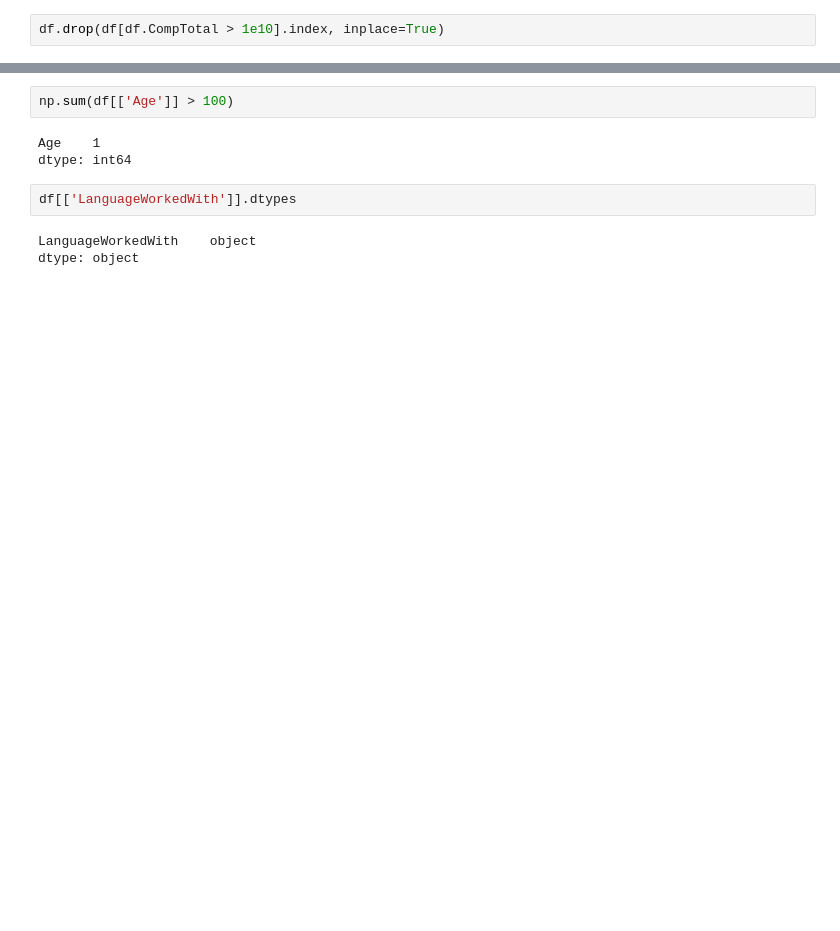
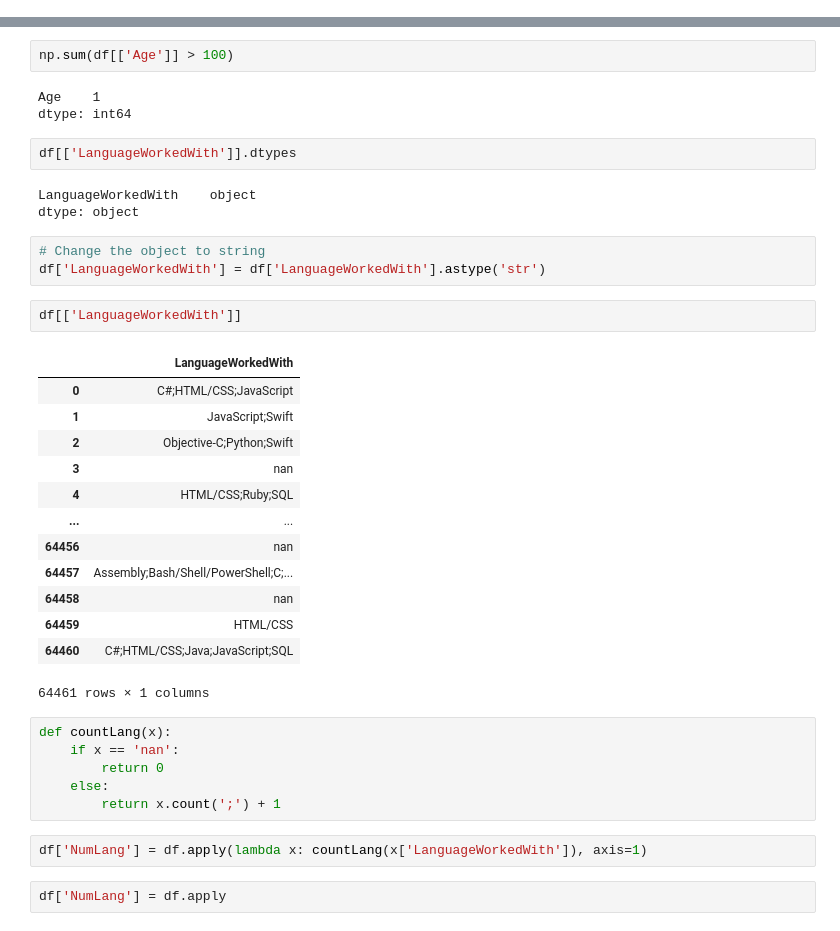
Before and after one commit to xixiaodong/MediumDSPost, a Jupyter notebook: Untitled1.ipynb, the cells around one changed output, grey strips where cells are left out. Drawn from its saved outputs; the diff is of its cells as text; blank space fills up the shorter version.

```diff
--- a/Untitled1.ipynb
+++ b/Untitled1.ipynb
@@ -62,2 +36,0 @@ df['CompTotal'][df['CompTotal'] > 1e10].count()
-# %%
-df.drop(df[df.CompTotal > 1e10].index, inplace=True)
@@ -83,3 +44,32 @@ df[['LanguageWorkedWith']].dtypes
 # %% [output]
 LanguageWorkedWith    object
 dtype: object
+# %%
+# Change the object to string
+df['LanguageWorkedWith'] = df['LanguageWorkedWith'].astype('str')
+# %%
+df[['LanguageWorkedWith']]
+# %% [output]
+|  | LanguageWorkedWith |
+| 0 | C#;HTML/CSS;JavaScript |
+| 1 | JavaScript;Swift |
+| 2 | Objective-C;Python;Swift |
+| 3 | nan |
+| 4 | HTML/CSS;Ruby;SQL |
+| ... | ... |
+| 64456 | nan |
+| 64457 | Assembly;Bash/Shell/PowerShell;C;... |
+| 64458 | nan |
+| 64459 | HTML/CSS |
+| 64460 | C#;HTML/CSS;Java;JavaScript;SQL |
+64461 rows × 1 columns
+# %%
+def countLang(x):
+    if x == 'nan':
+        return 0
+    else:
+        return x.count(';') + 1
+# %%
+df['NumLang'] = df.apply(lambda x: countLang(x['LanguageWorkedWith']), axis=1)
+# %%
+df['NumLang'] = df.apply
```
Also changed, not shown: parts of 19 cells of this notebook.
